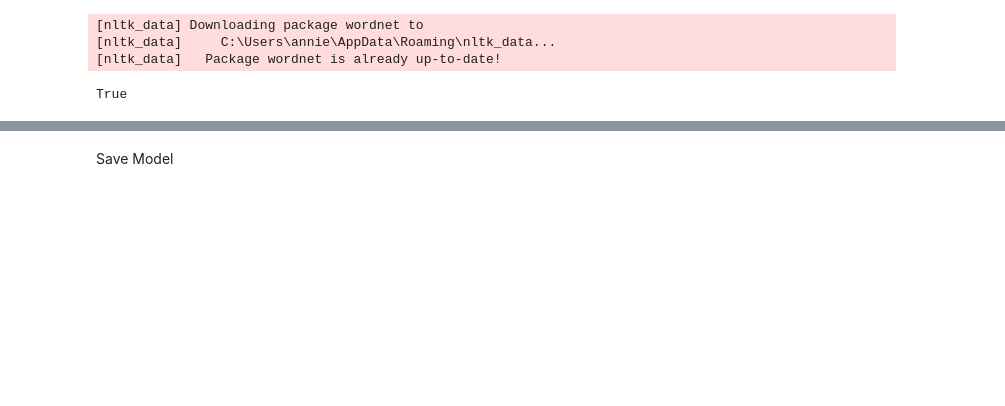
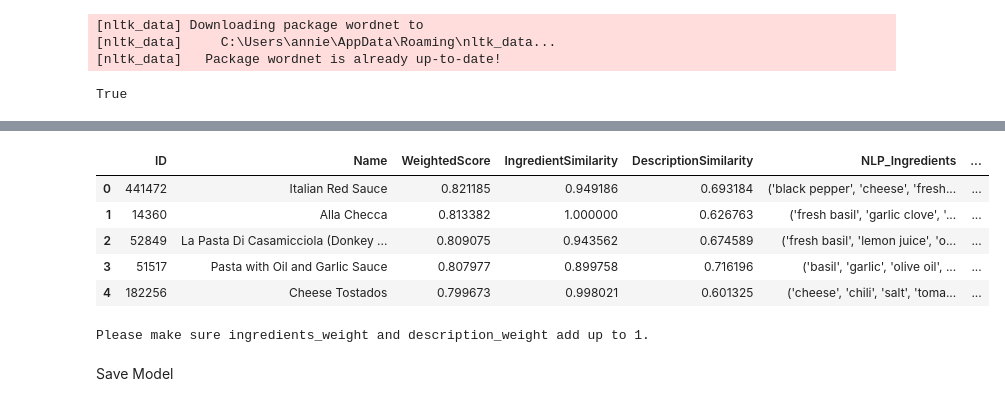
Before and after one commit to Jguan10/Dishcovery, a Jupyter notebook: recommender copy.ipynb, the cells around one changed output, grey strips where cells are left out. Drawn from its saved outputs; the diff is of its cells as text; code cells hidden in the pictures; blank space fills up the shorter version.

```diff
--- a/recommender copy.ipynb
+++ b/recommender copy.ipynb
@@ -137,0 +164,30 @@ recommend(ingredients_list, excluded_ingredients=excluded_ingredients)
+# %%
+def recommend_combined(ingredients_list=None, user_query=None, ingredients_weight=0.5, description_weight=0.5, excluded_ingredients=None, top_n=5):
+    if ingredients_list is not None and user_query is None:
+        return recommend_by_ingredients(ingredients_list=ingredients_list, excluded_ingredients=excluded_ingredients).head(top_n)
+
+    if ingredients_list is None and user_query is not None:
+        return recommend_by_description(user_query=user_query).head(top_n)
+
+    if ingredients_list is not None and user_query is not None:
+        if ingredients_weight + description_weight != 1:
+            print("Please make sure ingredients_weight and description_weight add up to 1.")
+        else:
+            # get recommendations from both models
+            ingredient_recs = recommend_by_ingredients(ingredients_list=ingredients_list, excluded_ingredients=excluded_ingredients)
+            description_recs = recommend_by_description(user_query)
+
+            # merge the two recommendation lists on ID
+            combined_recs = pd.merge(ingredient_recs, description_recs, on=['ID','Name'], how='outer')
+
+            # normalize scores to make sure they are on the same scale
+            scaler = MinMaxScaler()
+            combined_recs[['IngredientSimilarity', 'DescriptionSimilarity']] = scaler.fit_transform(combined_recs[['IngredientSimilarity','DescriptionSimilarity']])
+
+            # combine the scores
+            combined_recs['WeightedScore'] = (combined_recs['IngredientSimilarity'] * ingredients_weight) + (combined_recs['DescriptionSimilarity'] * description_weight)
+
+            # sort by combined score and return top recommendations
+            combined_recs = combined_recs.sort_values(by='WeightedScore', ascending=False).head(top_n).reset_index()
+
+            return combined_recs[['ID', 'Name', 'WeightedScore', 'IngredientSimilarity', 'DescriptionSimilarity','NLP_Ingredients','CombinedInfo']]
@@ -138,3 +218,26 @@ recommend(ingredients_list, excluded_ingredients=excluded_ingredients)
+# %%
+# both ingredients and description
+ingredients_list = 'pasta basil tomato cheese'
+user_query = 'easy dinner italian'
+
+recommend_combined(ingredients_list=ingredients_list, user_query=user_query)
+# %% [output]
+|  | ID | Name | WeightedScore | IngredientSimilarity | DescriptionSimilarity | NLP_Ingredients | ... |
+| 0 | 441472 | Italian Red Sauce | 0.821185 | 0.949186 | 0.693184 | ('black pepper', 'cheese', 'fresh... | ... |
+| 1 | 14360 | Alla Checca | 0.813382 | 1.000000 | 0.626763 | ('fresh basil', 'garlic clove', '... | ... |
+| 2 | 52849 | La Pasta Di Casamicciola (Donkey ... | 0.809075 | 0.943562 | 0.674589 | ('fresh basil', 'lemon juice', 'o... | ... |
+| 3 | 51517 | Pasta with Oil and Garlic Sauce | 0.807977 | 0.899758 | 0.716196 | ('basil', 'garlic', 'olive oil', ... | ... |
+| 4 | 182256 | Cheese Tostados | 0.799673 | 0.998021 | 0.601325 | ('cheese', 'chili', 'salt', 'toma... | ... |
+# %%
+# ingredients_weight and description_weight does not add up to 1
+ingredients_list = 'pasta basil tomato cheese'
+user_query = 'easy dinner italian'
+ingredients_weight = 0.7
+description_weight = 0.5
+
+recommend_combined(ingredients_list=ingredients_list, user_query=user_query, ingredients_weight=ingredients_weight, description_weight=description_weight)
+# %% [output]
+Please make sure ingredients_weight and description_weight add up to 1.
 # %% [markdown]
 Save Model
 # %%
```
Also changed, not shown: parts of 28 cells of this notebook.
